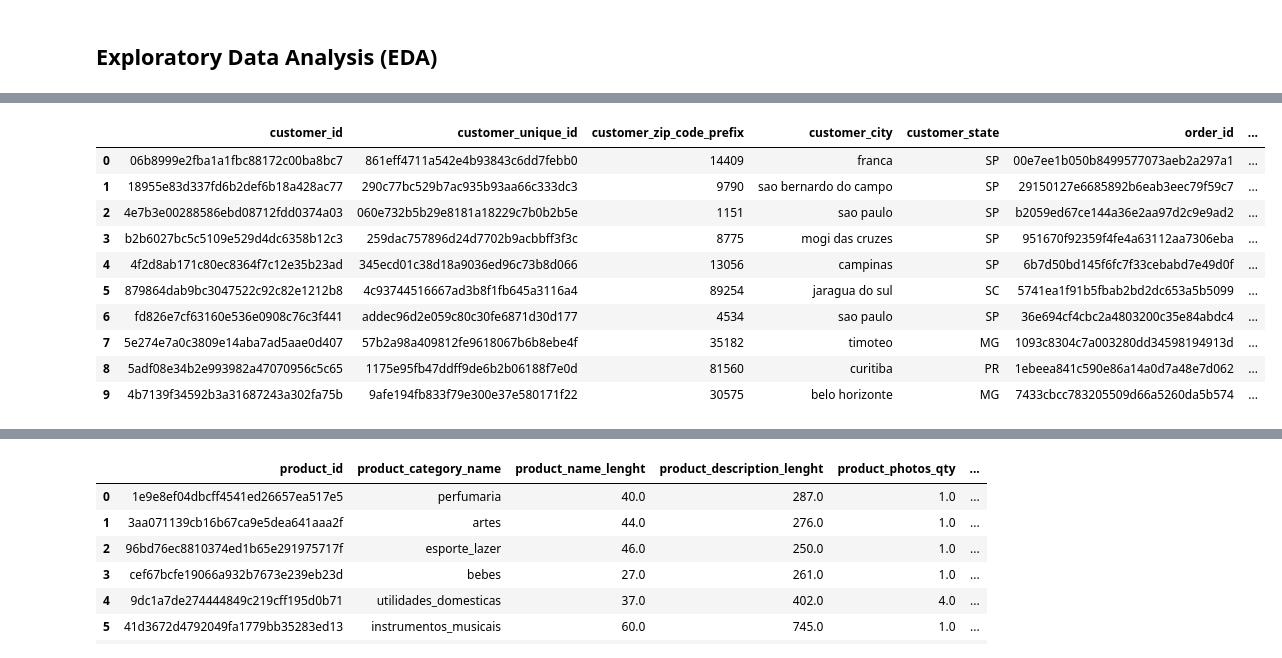
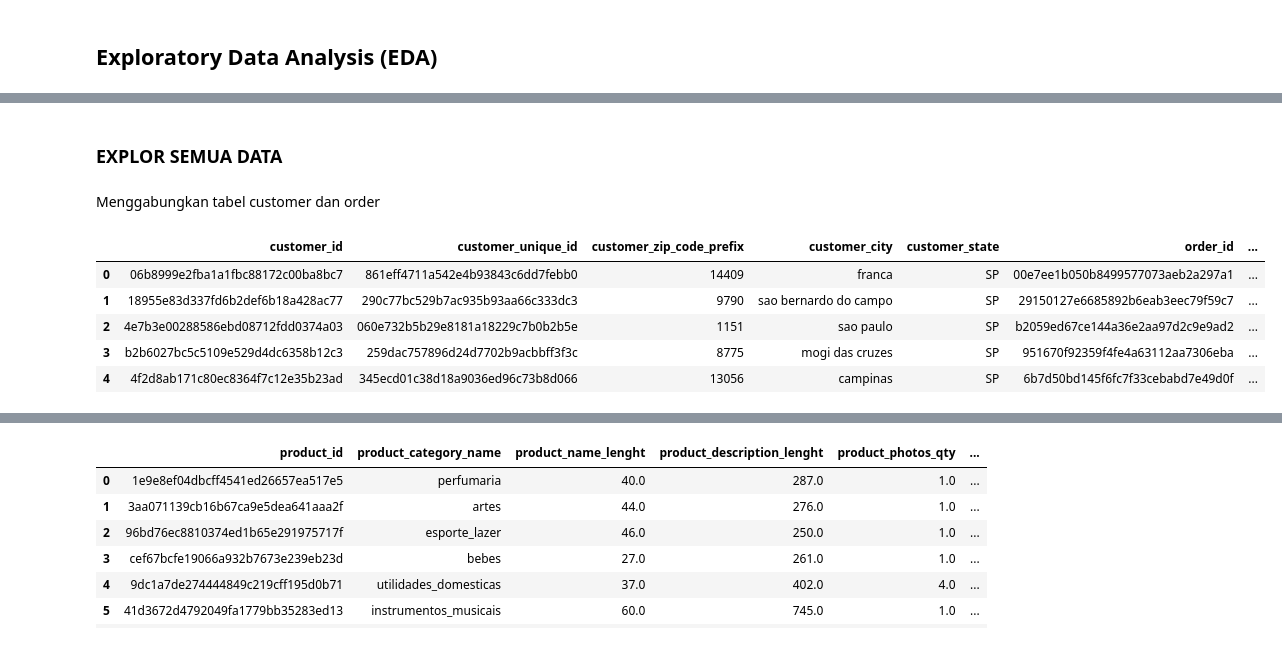
Before and after one commit to tri1505/E-Commerce-Public-Data-Analysis-, a Jupyter notebook: Proyek_Analisis_Data_TRIRAMDHANY.ipynb, the cells around one changed output, grey strips where cells are left out. Cells and saved outputs as stored; diff of their text form; code cells hidden in the pictures.

```diff
--- a/Proyek_Analisis_Data_TRIRAMDHANY.ipynb
+++ b/Proyek_Analisis_Data_TRIRAMDHANY.ipynb
@@ -495,22 +570,20 @@ np.int64(0)
+# %% [markdown]
+### EXPLOR SEMUA DATA
+# %% [markdown]
+Menggabungkan tabel customer dan order
 # %%
-customer_order_df = pd.merge(
+customer_orders_df = pd.merge(
     left=customer,
     right=orders,
     how='left',
     left_on='customer_id',
     right_on='customer_id'
 )
-
-customer_order_df.head(10)
+customer_orders_df.head()
 # %% [output]
 |  | customer_id | customer_unique_id | customer_zip_code_prefix | customer_city | customer_state | order_id | ... |
 | 0 | 06b8999e2fba1a1fbc88172c00ba8bc7 | 861eff4711a542e4b93843c6dd7febb0 | 14409 | franca | SP | 00e7ee1b050b8499577073aeb2a297a1 | ... |
 | 1 | 18955e83d337fd6b2def6b18a428ac77 | 290c77bc529b7ac935b93aa66c333dc3 | 9790 | sao bernardo do campo | SP | 29150127e6685892b6eab3eec79f59c7 | ... |
 | 2 | 4e7b3e00288586ebd08712fdd0374a03 | 060e732b5b29e8181a18229c7b0b2b5e | 1151 | sao paulo | SP | b2059ed67ce144a36e2aa97d2c9e9ad2 | ... |
 | 3 | b2b6027bc5c5109e529d4dc6358b12c3 | 259dac757896d24d7702b9acbbff3f3c | 8775 | mogi das cruzes | SP | 951670f92359f4fe4a63112aa7306eba | ... |
 | 4 | 4f2d8ab171c80ec8364f7c12e35b23ad | 345ecd01c38d18a9036ed96c73b8d066 | 13056 | campinas | SP | 6b7d50bd145f6fc7f33cebabd7e49d0f | ... |
-| 5 | 879864dab9bc3047522c92c82e1212b8 | 4c93744516667ad3b8f1fb645a3116a4 | 89254 | jaragua do sul | SC | 5741ea1f91b5fbab2bd2dc653a5b5099 | ... |
-| 6 | fd826e7cf63160e536e0908c76c3f441 | addec96d2e059c80c30fe6871d30d177 | 4534 | sao paulo | SP | 36e694cf4cbc2a4803200c35e84abdc4 | ... |
-| 7 | 5e274e7a0c3809e14aba7ad5aae0d407 | 57b2a98a409812fe9618067b6b8ebe4f | 35182 | timoteo | MG | 1093c8304c7a003280dd34598194913d | ... |
-| 8 | 5adf08e34b2e993982a47070956c5c65 | 1175e95fb47ddff9de6b2b06188f7e0d | 81560 | curitiba | PR | 1ebeea841c590e86a14a0d7a48e7d062 | ... |
-| 9 | 4b7139f34592b3a31687243a302fa75b | 9afe194fb833f79e300e37e580171f22 | 30575 | belo horizonte | MG | 7433cbcc783205509d66a5260da5b574 | ... |
```
Also changed, not shown: parts of 63 cells of this notebook, 5 other files.
